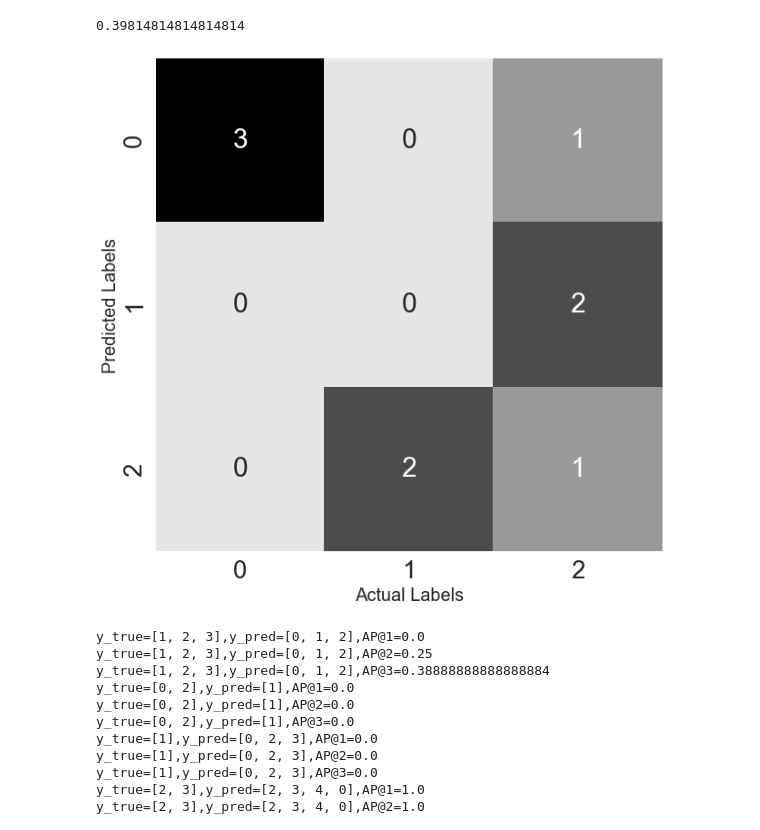
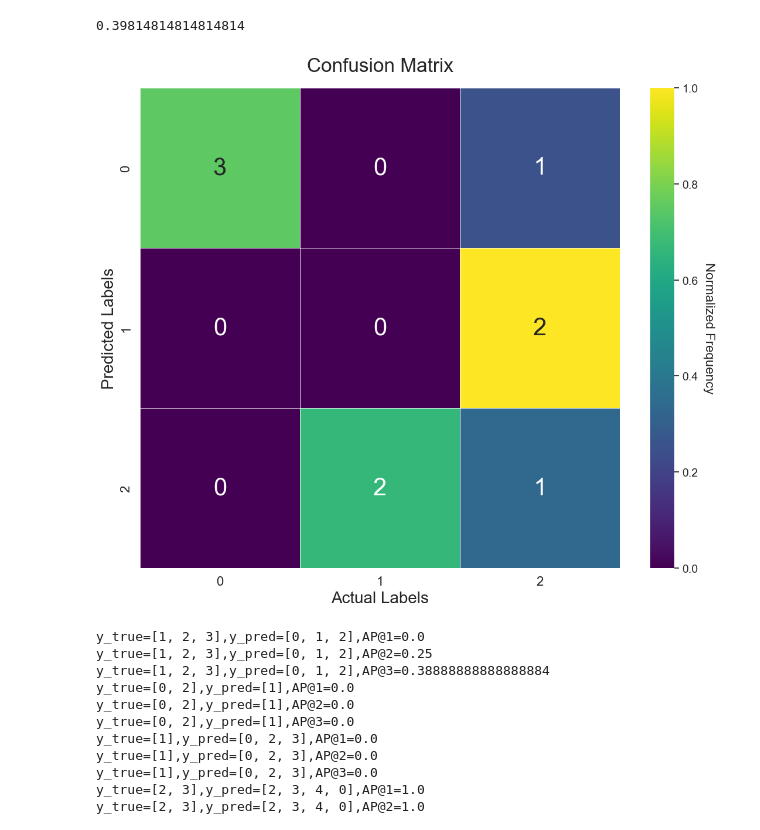
Before and after one commit to KSaid-1/ProjectStash, a Jupyter notebook: Evaluation-metrics/Evaluation-metrics.ipynb, the cells around one changed output. Cells and saved outputs as stored; diff of their text form; code cells hidden in the pictures.

Commit message:
confusion matrix

```diff
--- a/Evaluation-metrics/Evaluation-metrics.ipynb
+++ b/Evaluation-metrics/Evaluation-metrics.ipynb
@@ -494,15 +495,37 @@ y_pred = [0, 2, 1, 0, 2, 1, 0, 0, 2]
 cm = metrics.confusion_matrix(y_true, y_pred)
 cm = cm.T
 # %%
-plt.figure(figsize=(10,10))
-cmap = sns.cubehelix_palette(50, hue=0.05, rot=0, light=0.9, dark=0, as_cmap=True)
-sns.set(font_scale=2.5)
-sns.heatmap(cm, annot=True, cmap=cmap, cbar=False)
+plt.figure(figsize=(12, 10))
+
+# Use 'viridis' colormap for a more colorful display
+cmap = plt.cm.viridis
+
+# Normalize the confusion matrix for better color scaling
+cm_norm = cm.astype('float') / cm.sum(axis=1)[:, np.newaxis]
+
+# Create the heatmap
+sns.heatmap(cm_norm, annot=cm, fmt='d', cmap=cmap, cbar=True,
+            square=True, linewidths=0.5, linecolor='white')
+
+# Improve the colorbar
+cbar = plt.gcf().axes[-1]
+cbar.tick_params(labelsize=14)
+cbar.set_ylabel('Normalized Frequency', rotation=270, labelpad=20, fontsize=16)
+
+# Set labels and title
 plt.xlabel('Actual Labels', fontsize=20)
 plt.ylabel('Predicted Labels', fontsize=20)
+plt.title('Confusion Matrix', fontsize=24, pad=20)
+
+# Adjust tick label size
+plt.tick_params(axis='both', which='major', labelsize=16)
+
+# Tight layout to prevent clipping
+plt.tight_layout()
+
 plt.show()
 # %% [output]
-[figure, old version]
+[figure, new version]
 # %%
 def pk(y_true, y_pred, k):
     if k == 0:
```
Also changed, not shown: parts of 1 cell of this notebook.
